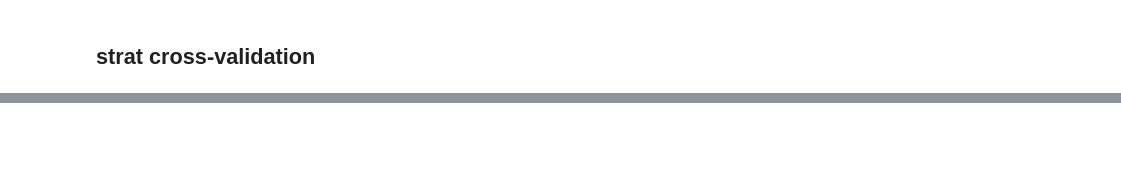
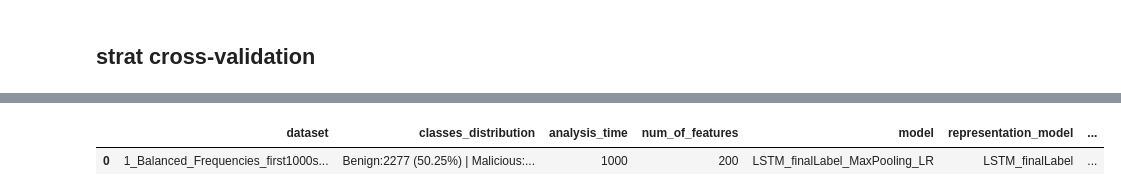
Before and after one commit to idoFinder/RNN_LSTM_API_CALLS, a Jupyter notebook: RNN_LSTM_experiment.ipynb, the cells around one changed output, grey strips where cells are left out. Drawn from its saved outputs; the diff is of its cells as text; code cells hidden in the pictures; blank space fills up the shorter version.

```diff
--- a/RNN_LSTM_experiment.ipynb
+++ b/RNN_LSTM_experiment.ipynb
@@ -90,6 +99,7 @@ def data_cleaning(sequence_MIN_length,all_data):
           to_drop.append(file)
   all_data = all_data[~all_data['file_name'].isin(to_drop)]
   print('files after:',all_data.shape[0])
+  all_data = all_data.reset_index(drop=True)
   return all_data
 
 
@@ -98,6 +108,7 @@ def use_spesific_files(dataset_path,all_data):
   print('files before:',all_data.shape[0])
   all_data = all_data[all_data['file_name'].isin(balanced_csv['file_name'].values)]
   print('files after:',all_data.shape[0])
+  all_data = all_data.reset_index(drop=True)
   return all_data
 
 # create API calls corpus
@@ -246,6 +258,7 @@ def evaluate_LSTM_nextWord(model,x_test,y_test):
 ### Prepare the data
 # %%
 def prepare_data_finalLabel(x_data, y_data,sequence_MAX_length):
+  # print('Preparing data - final Label LSTM')
 
   # pruning the sequences to match sequence_MAX_length
   LSTM_train_seq =  x_data.apply(lambda x: pruning_n_padding(x,sequence_MAX_length))
@@ -256,9 +269,9 @@ def prepare_data_finalLabel(x_data, y_data,sequence_MAX_length):
   # convert class to 0 and 1
   rep_train_labels = np.array(y_data.apply(lambda x: 1 if x == 'malicious' else 0).values,dtype=np.float32)
 
-  print('train_vectorized_seq:',train_vectorized_seq.shape, ' train_labels:',rep_train_labels.shape)
+  # print('x_data shape:',train_vectorized_seq.shape, ' y_data shape:',rep_train_labels.shape)
 
-  return train_vectorized_seq, rep_train_labels
+  return np.array(train_vectorized_seq), np.array(rep_train_labels)
 # %% [markdown]
 ### Architecture 1:###
 - Train model with 2 LSTM layers + Dense using sigmoid
@@ -350,7 +367,6 @@ def feature_vector_maxPool_n_lastCell(trained_model, sequence_data):
   return final_representation
 # %%
 def final_feature_vector(trained_model,x_data,y_data,one_hot_encoding,sequence_MAX_length):
-
   # pruning the sequences to match sequence_MAX_length
   rep_train_seq =  x_data.apply(lambda x: pruning_n_padding(x,sequence_MAX_length))
 
@@ -358,13 +374,13 @@ def final_feature_vector(trained_model,x_data,y_data,one_hot_encoding,sequence_M
   labels = y_data.apply(lambda x: 1 if x == 'malicious' else 0).values
 
   if one_hot_encoding:
-    print('creating one-hot-encoding')
+    # print('creating one-hot-encoding')
     # create sequences (one-hote encoding format) *we dont use the nextWord here
     train_vectorized_seq = create_sequence_one_hot(rep_train_seq)
-    print('Creating feature vectors')
+    # print('Creating feature vectors')
     train_feature_vector = feature_vector_maxPool_n_lastCell(trained_model, train_vectorized_seq)
 
-  return train_feature_vector, labels
+  return np.array(train_feature_vector), np.array(labels, dtype=np.float32)
 # %% [markdown]
 # Classification
 # %%
@@ -462,6 +486,11 @@ dataset_name = '1_Balanced_Frequencies_first1000sec_minAPI_15_minRunTime_0_withY
 folder_path = '/content/drive/My Drive/Thesis/RNN_LSTM/balaned_datasets'
 full_path = '{}/{}'.format(folder_path,dataset_name)
 all_data = use_spesific_files(full_path,all_data)
+
+API_corpus = create_API_corpus(all_data)
+
+all_data_distribuation = get_classes_distribution_df(all_data)
+print(all_data_distribuation)
 # %% [output]
 Remove files with short sequence
 files before: 7156
@@ -571,0 +633,36 @@ print_final_results(y_train_final,folds_TPR,folds_FPR,folds_ACC,folds_Precision,
+# %%
+# save results
+
+columns = ['dataset', 'classes_distribution','analysis_time',
+           'num_of_features','model','representation_model',
+           'representation_model_conf','representation_Max_seq','classification_Max_seq','classifier','classifier_conf',
+           'TPR','FPR','ACC','Precision','F1_score','AUC']
+
+
+result_df = pd.DataFrame(columns=columns)
+
+new_record = {
+    'dataset':dataset_name,
+    'classes_distribution':all_data_distribuation,
+    'analysis_time':1000,
+    'num_of_features':2*nb_units,
+    'model':'LSTM_finalLabel_MaxPooling_LR',
+    'representation_model':'LSTM_finalLabel',
+    'representation_model_conf':LSTM_model.get_config(),
+    'representation_Max_seq':LSTM_train_seq_MAX_length,
+    'classification_Max_seq':classification_seq_MAX_length,
+    'classifier':'LogisticRegression',
+    'classifier_conf':LR_classifier.get_params(),
+    'TPR':np.mean(folds_TPR),
+    'FPR':np.mean(folds_FPR),
+    'ACC': np.mean(folds_ACC),
+    'Precision':np.mean(folds_Precision),
+    'F1_score':np.mean(folds_F1_score),
+    'AUC':np.mean(folds_AUC)
+}
+
+result_df = result_df.append(new_record, ignore_index=True)
+result_df
+# %% [output]
+|  | dataset | classes_distribution | analysis_time | num_of_features | model | representation_model | ... |
+| 0 | 1_Balanced_Frequencies_first1000s... | Benign:2277 (50.25%) | Malicious:... | 1000 | 200 | LSTM_finalLabel_MaxPooling_LR | LSTM_finalLabel | ... |
```
Also changed, not shown: parts of 13 cells of this notebook.
